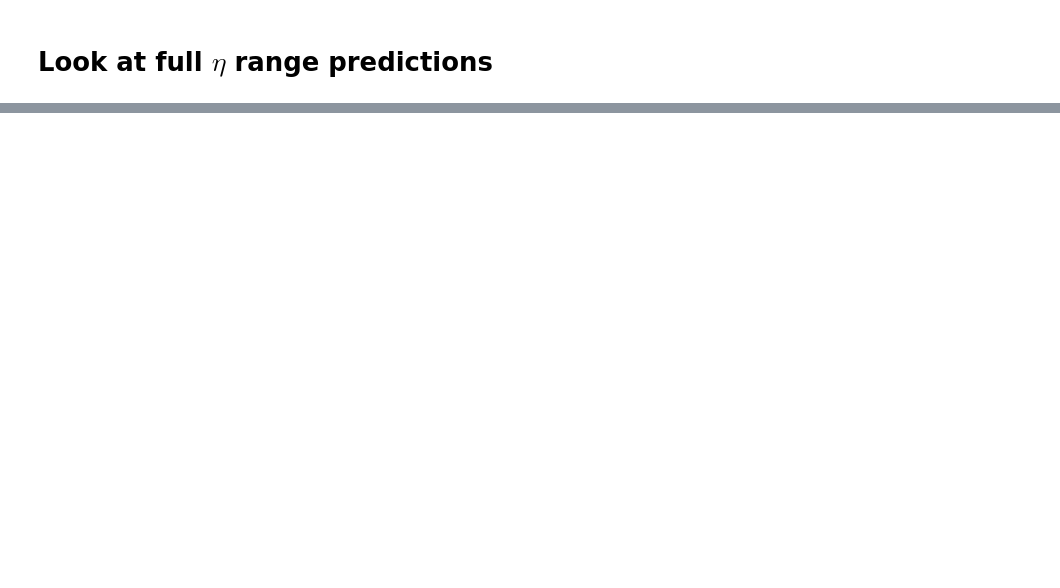
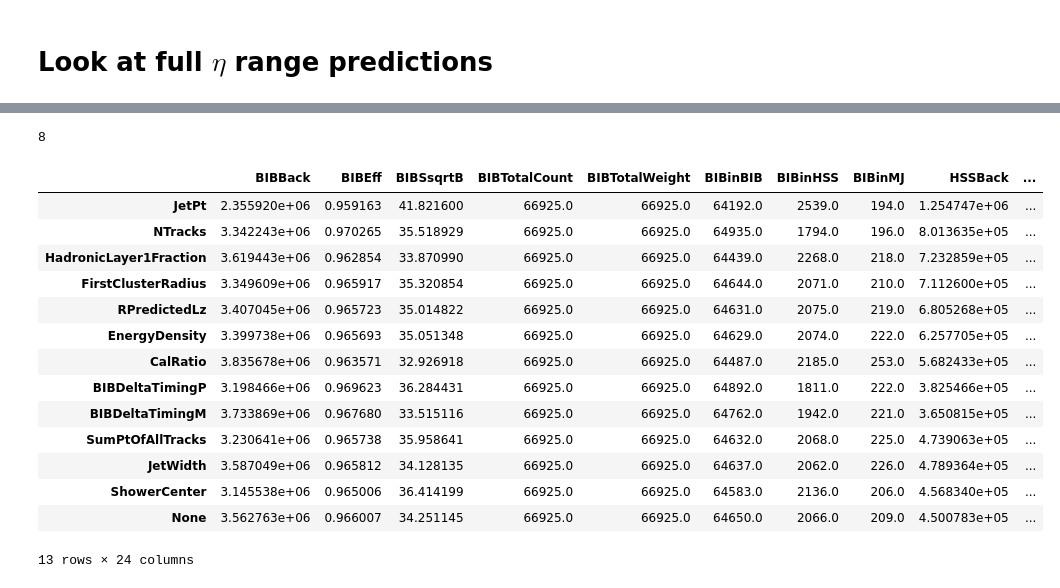
Before and after one commit to gordonwatts/JetCutStudies, a Jupyter notebook: notebooks/Training Variables.ipynb, the cells around one changed output, grey strips where cells are left out. Saved outputs shown, nothing was run; the diff lists cells and outputs as text; code cells hidden in the pictures; blank space fills up the shorter version.

```diff
--- a/notebooks/Training Variables.ipynb
+++ b/notebooks/Training Variables.ipynb
@@ -301,0 +368,22 @@ r_full[-2]
+# %%
+len(r_rachel)
+# %% [output]
+8
+# %%
+r_rachel[-1]
+# %% [output]
+|  | BIBBack | BIBEff | BIBSsqrtB | BIBTotalCount | BIBTotalWeight | BIBinBIB | BIBinHSS | BIBinMJ | HSSBack | ... |
+| JetPt | 2.355920e+06 | 0.959163 | 41.821600 | 66925.0 | 66925.0 | 64192.0 | 2539.0 | 194.0 | 1.254747e+06 | ... |
+| NTracks | 3.342243e+06 | 0.970265 | 35.518929 | 66925.0 | 66925.0 | 64935.0 | 1794.0 | 196.0 | 8.013635e+05 | ... |
+| HadronicLayer1Fraction | 3.619443e+06 | 0.962854 | 33.870990 | 66925.0 | 66925.0 | 64439.0 | 2268.0 | 218.0 | 7.232859e+05 | ... |
+| FirstClusterRadius | 3.349609e+06 | 0.965917 | 35.320854 | 66925.0 | 66925.0 | 64644.0 | 2071.0 | 210.0 | 7.112600e+05 | ... |
+| RPredictedLz | 3.407045e+06 | 0.965723 | 35.014822 | 66925.0 | 66925.0 | 64631.0 | 2075.0 | 219.0 | 6.805268e+05 | ... |
+| EnergyDensity | 3.399738e+06 | 0.965693 | 35.051348 | 66925.0 | 66925.0 | 64629.0 | 2074.0 | 222.0 | 6.257705e+05 | ... |
+| CalRatio | 3.835678e+06 | 0.963571 | 32.926918 | 66925.0 | 66925.0 | 64487.0 | 2185.0 | 253.0 | 5.682433e+05 | ... |
+| BIBDeltaTimingP | 3.198466e+06 | 0.969623 | 36.284431 | 66925.0 | 66925.0 | 64892.0 | 1811.0 | 222.0 | 3.825466e+05 | ... |
+| BIBDeltaTimingM | 3.733869e+06 | 0.967680 | 33.515116 | 66925.0 | 66925.0 | 64762.0 | 1942.0 | 221.0 | 3.650815e+05 | ... |
+| SumPtOfAllTracks | 3.230641e+06 | 0.965738 | 35.958641 | 66925.0 | 66925.0 | 64632.0 | 2068.0 | 225.0 | 4.739063e+05 | ... |
+| JetWidth | 3.587049e+06 | 0.965812 | 34.128135 | 66925.0 | 66925.0 | 64637.0 | 2062.0 | 226.0 | 4.789364e+05 | ... |
+| ShowerCenter | 3.145538e+06 | 0.965006 | 36.414199 | 66925.0 | 66925.0 | 64583.0 | 2136.0 | 206.0 | 4.568340e+05 | ... |
+| None | 3.562763e+06 | 0.966007 | 34.251145 | 66925.0 | 66925.0 | 64650.0 | 2066.0 | 209.0 | 4.500783e+05 | ... |
+13 rows × 24 columns
```
Also changed, not shown: parts of 13 cells of this notebook.
